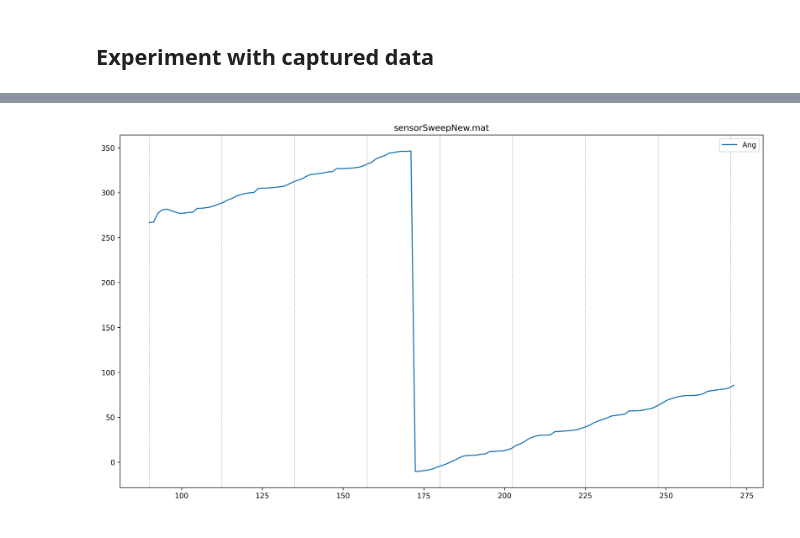
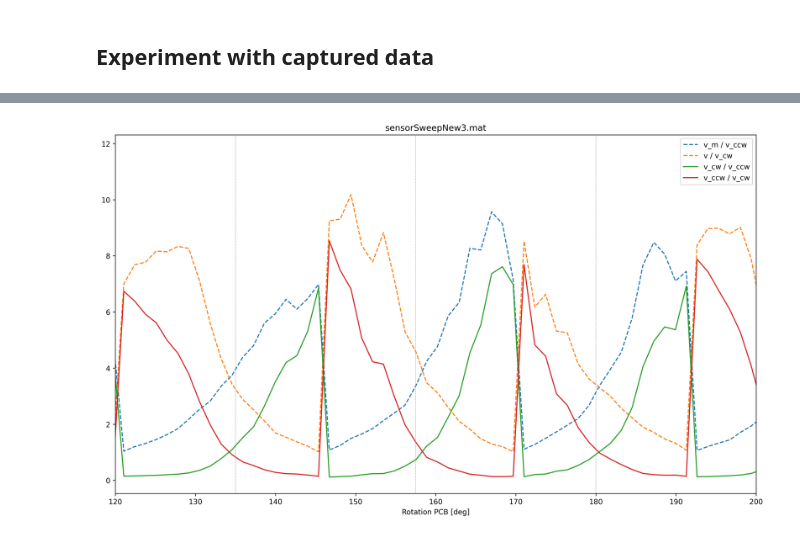
Before and after one commit to Jannled/InfraLoc_Lib, a Jupyter notebook: test.ipynb, the cells around one changed output, grey strips where cells are left out. Cells and saved outputs as stored; diff of their text form; code cells hidden in the pictures.

```diff
--- a/test.ipynb
+++ b/test.ipynb
@@ -95,7 +95,7 @@ STEP_SIZE = 10
 
 #FILENAME = 'sensorSweepBartlettWindow.mat'
 #FILENAME = 'sensorSweepNoWindow.mat'
-FILENAME = 'sensorSweepNew.mat'
+FILENAME = 'sensorSweepNew3.mat'
 
 # Set figure size
 plt.rcParams['figure.dpi'] = 300
@@ -164,37 +164,42 @@ def calculateDirection(magnitudes):
 	segs_d.append(seg_d)
 
 	vorzeichen = -1 if seg_b < seg_d else 1
 	OFFSET = 0.85
 	return (360/num_channels)*max_chan - pieSize/(seg_b+OFFSET) + pieSize/(seg_d+OFFSET)
 
 for d in mat_data['data']:
 	angle = calculateDirection(d)
 	calculatedAngles.append(angle)
 	x = x + 1
 
 # Labels
 LABELS = [
-	"val / val_ccw",
-	"val_cw / val_ccw",
-	"val / val_cw",
-	"val_ccw / val_cw",
+	"v_m / v_ccw",
+	"v_cw / v_ccw",
+	"v / v_cw",
+	"v_ccw / v_cw"
 ]
 
 # Plot the segments
-#plt.plot(angles, numpy.transpose([segs_a, segs_b, segs_c, segs_d]), label=LABELS)
-plt.plot(angles, calculatedAngles, label="Ang")
+plt.plot(angles, numpy.transpose([segs_a, segs_c]), label=[LABELS[0], LABELS[2]], linestyle='dashed')
+plt.plot(angles, numpy.transpose([segs_b, segs_d]), label=[LABELS[1], LABELS[3]], linestyle='solid')
+#plt.plot(angles, calculatedAngles, label="Ang")
 plt.legend()
 plt.title(FILENAME)
 #plt.ylim(0, 15)
+plt.xlim(120, 200)
+plt.xlabel('Rotation PCB [deg]')
 
 minAngle = min(angles)
 maxAngle = max(angles)
 
 # Generate helper lines at each ir sender location
 for i in numpy.linspace(0, 360, num=NUM_CHANNELS + 1): # +1 since there is 0° and 360°
 	if i < minAngle or i > maxAngle:
 		continue
 
 	plt.axvline(i, linestyle='--', color='#999999', linewidth=0.5) # vertical lines
+
+plt.savefig('sensorSweep3_relations.pdf', format='pdf', bbox_inches="tight")
 # %% [output]
-[figure, old version]
+[figure, new version]
```
Also changed, not shown: parts of 1 cell of this notebook, 2 other files.
